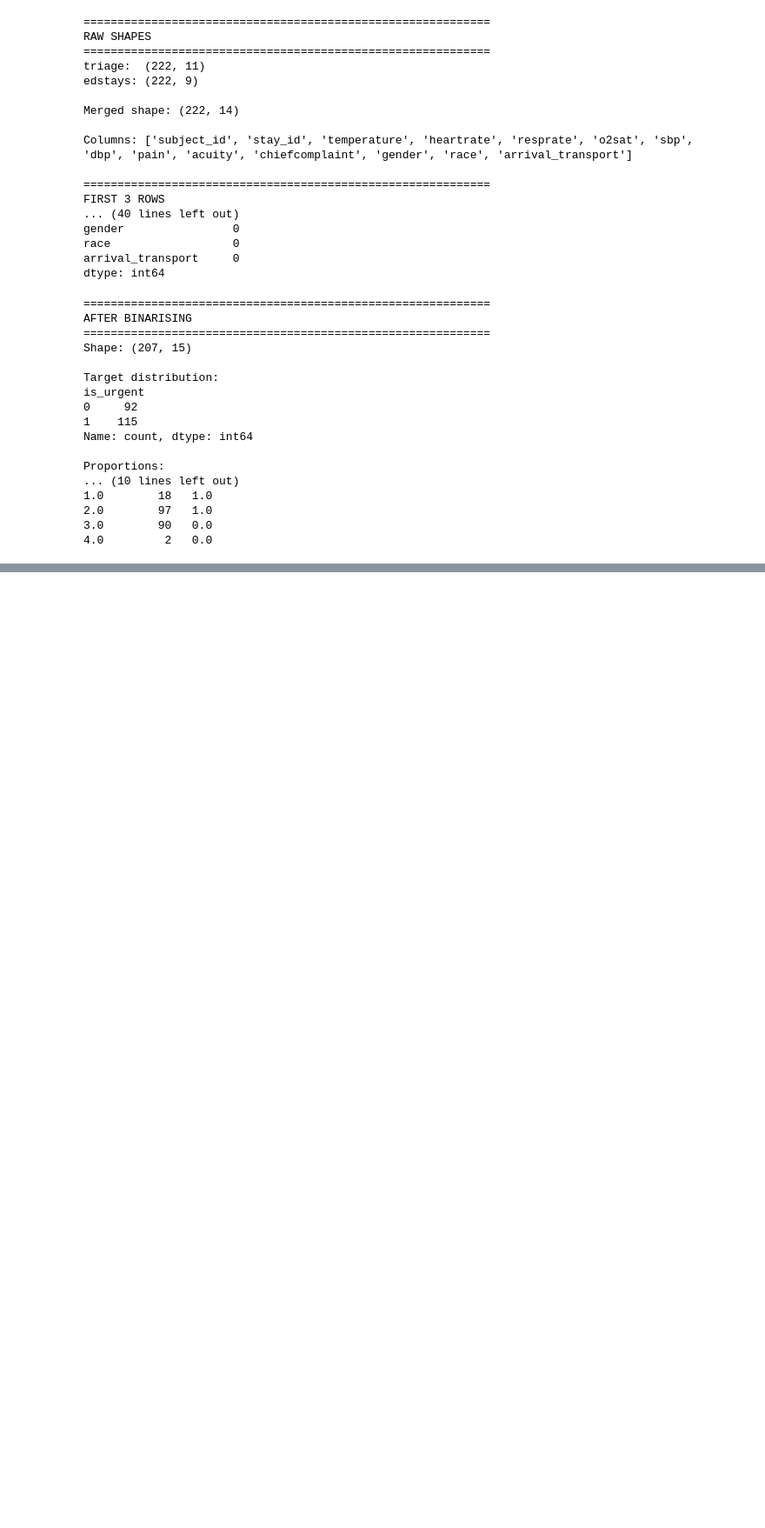
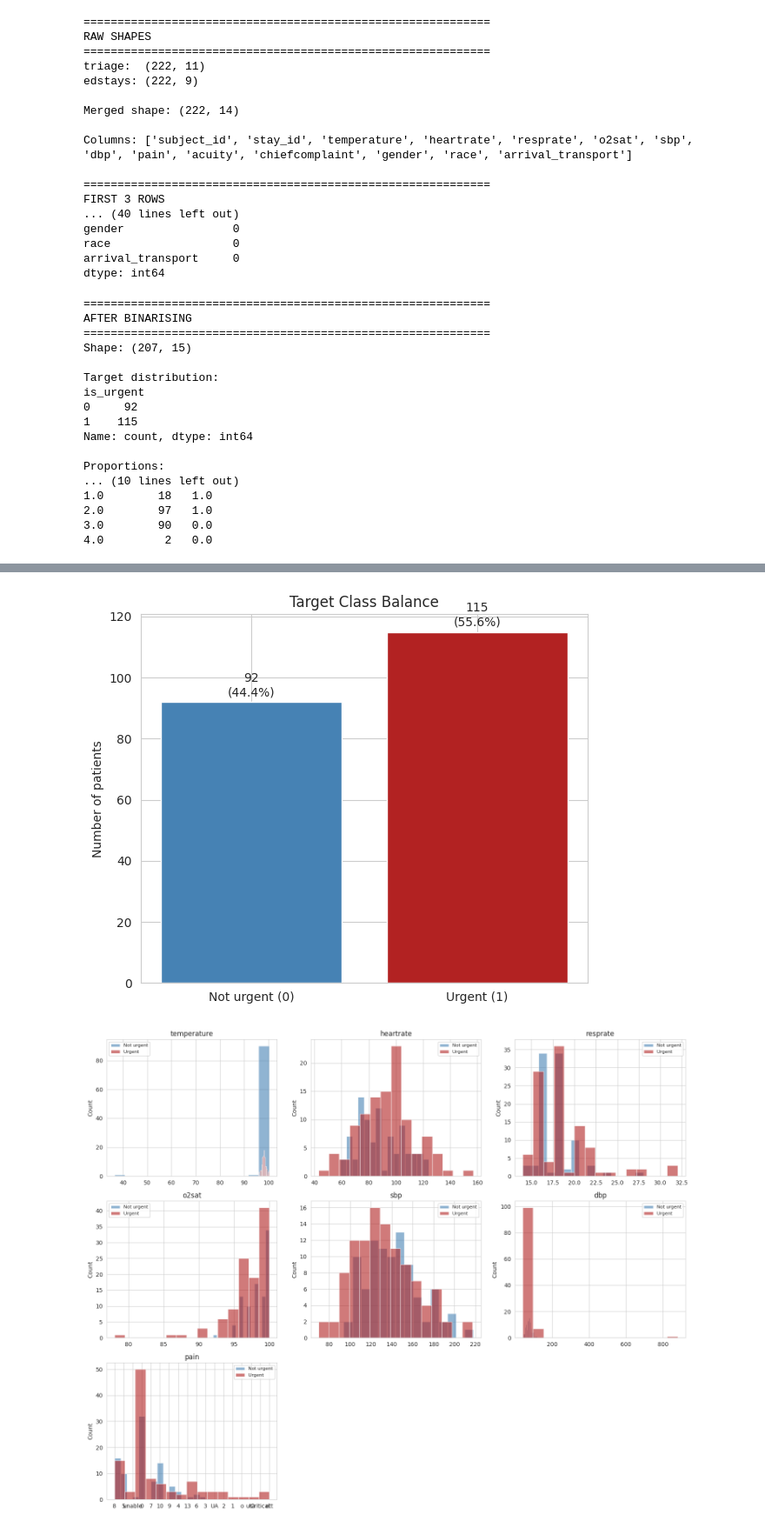
Before and after one commit to mugishaalex24682-cloud/FRESH_SMART_QUEUE_ML.IPYNB, a Jupyter notebook: smart_queue_ml.ipynb, the cells around one changed output, grey strips where cells are left out. Shown at 87% size. Cells and saved outputs as stored; diff of their text form; code cells hidden in the pictures; blank space fills up the shorter version.

```diff
--- a/smart_queue_ml.ipynb
+++ b/smart_queue_ml.ipynb
@@ -125,0 +166,45 @@ Proportions:
+# %%
+# Cell 3 — EDA: target balance and vitals by class
+import matplotlib.pyplot as plt
+import seaborn as sns
+
+sns.set_style('whitegrid')
+plt.rcParams['figure.figsize'] = (10, 6)
+
+# ---- Target balance ----
+fig, ax = plt.subplots(figsize=(6, 5))
+counts = df['is_urgent'].value_counts().sort_index()
+bars = ax.bar(['Not urgent (0)', 'Urgent (1)'], counts.values,
+              color=['steelblue', 'firebrick'])
+for bar, count in zip(bars, counts.values):
+    ax.text(bar.get_x() + bar.get_width()/2, count + 2,
+            f'{count}\n({count/len(df)*100:.1f}%)', ha='center')
+ax.set_title('Target Class Balance')
+ax.set_ylabel('Number of patients')
+plt.tight_layout()
+plt.savefig('target_balance.png', dpi=100, bbox_inches='tight')
+plt.show()
+
+# ---- Vitals by class ----
+vitals = ['temperature', 'heartrate', 'resprate', 'o2sat', 'sbp', 'dbp', 'pain']
+
+fig, axes = plt.subplots(3, 3, figsize=(15, 12))
+axes = axes.flatten()
+
+for i, col in enumerate(vitals):
+    for label, color, name in [(0, 'steelblue', 'Not urgent'),
+                                (1, 'firebrick', 'Urgent')]:
+        axes[i].hist(df[df['is_urgent'] == label][col].dropna(),
+                     bins=15, alpha=0.6, color=color, label=name)
+    axes[i].set_title(col)
+    axes[i].legend(fontsize=8)
+    axes[i].set_ylabel('Count')
+
+axes[-1].axis('off')
+axes[-2].axis('off')
+plt.tight_layout()
+plt.savefig('vitals_by_class.png', dpi=100, bbox_inches='tight')
+plt.show()
+# %% [output]
+[figure, added]
+[figure, added]
```
Also changed, not shown: parts of 10 cells of this notebook.
